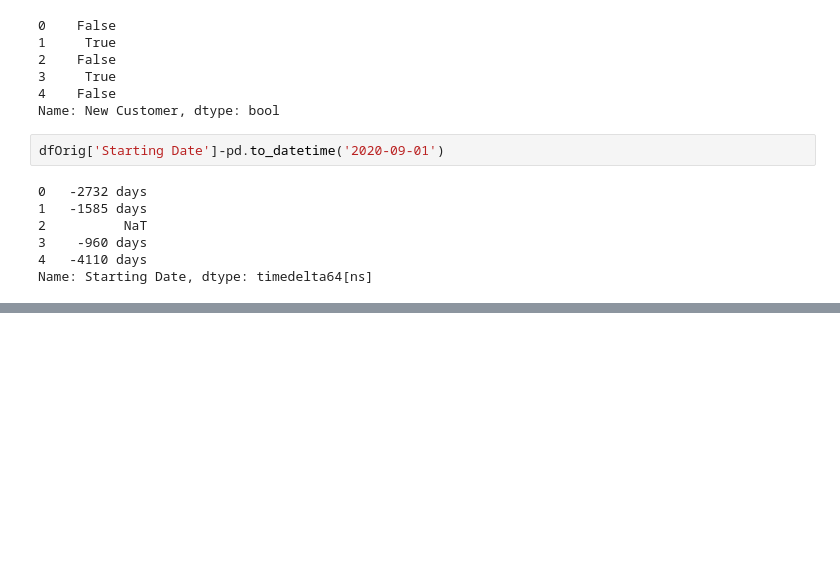
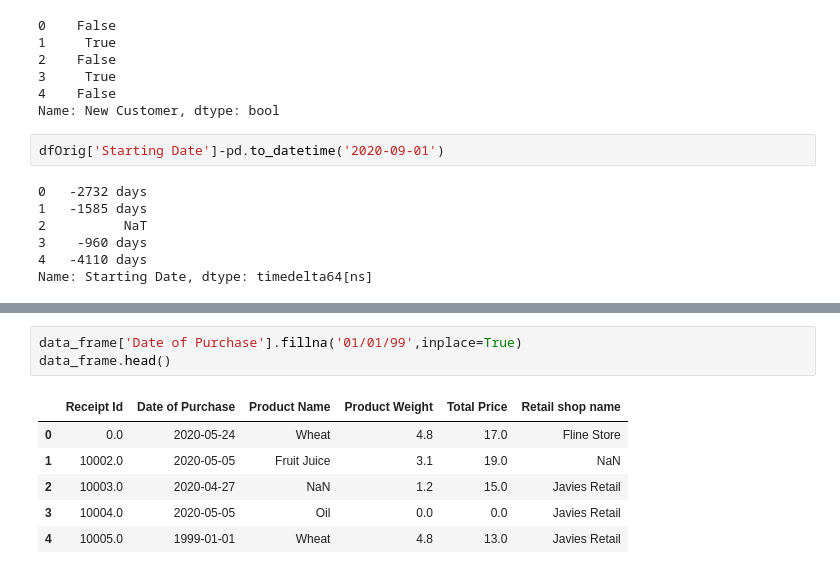
Before and after one commit to mlhudson1/CIDM4310-70_Pandas, a Jupyter notebook: Chapter4.ipynb, the cells around one changed output, grey strips where cells are left out. Drawn from its saved outputs; the diff is of its cells as text; blank space fills up the shorter version.

```diff
--- a/Chapter4.ipynb
+++ b/Chapter4.ipynb
@@ -436,0 +486,10 @@ Name: Starting Date, dtype: timedelta64[ns]
+# %%
+data_frame['Date of Purchase'].fillna('01/01/99',inplace=True)
+data_frame.head()
+# %% [output]
+|  | Receipt Id | Date of Purchase | Product Name | Product Weight | Total Price | Retail shop name |
+| 0 | 0.0 | 2020-05-24 | Wheat | 4.8 | 17.0 | Fline Store |
+| 1 | 10002.0 | 2020-05-05 | Fruit Juice | 3.1 | 19.0 | NaN |
+| 2 | 10003.0 | 2020-04-27 | NaN | 1.2 | 15.0 | Javies Retail |
+| 3 | 10004.0 | 2020-05-05 | Oil | 0.0 | 0.0 | Javies Retail |
+| 4 | 10005.0 | 1999-01-01 | Wheat | 4.8 | 13.0 | Javies Retail |
```
Also changed, not shown: parts of 6 cells of this notebook.
